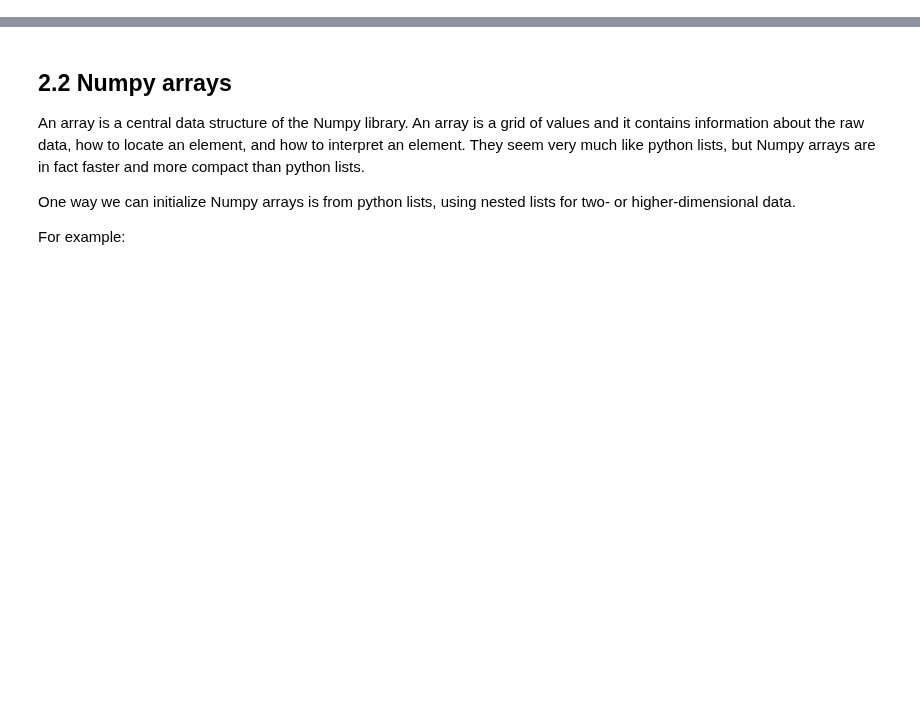
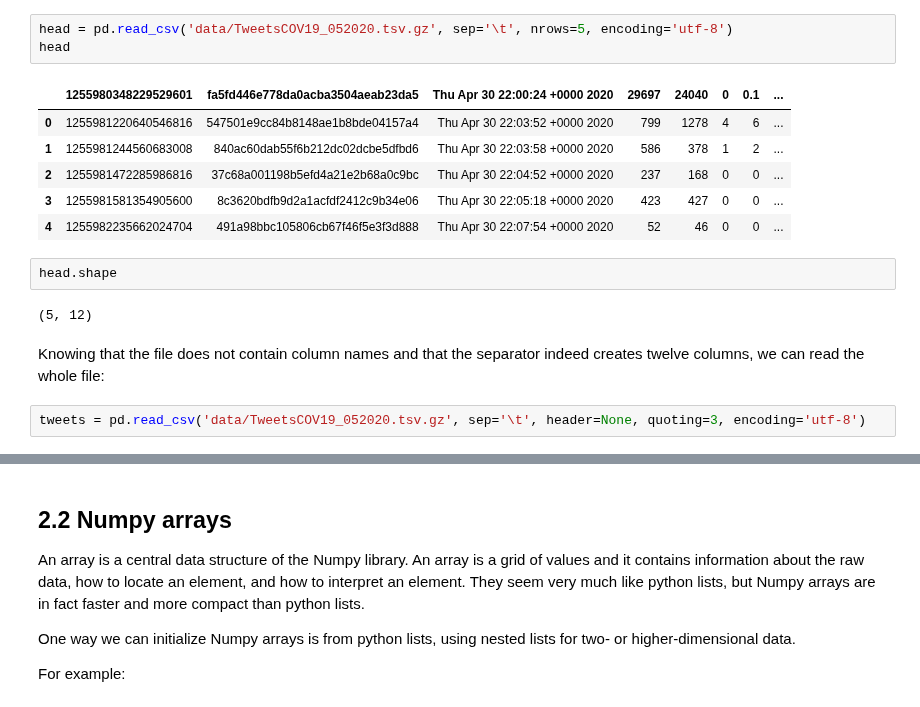
Before and after one commit to gesiscss/css_methods_python, a Jupyter notebook: a_introduction/2_data_handling_and_visualization.ipynb, the cells around one changed output, grey strips where cells are left out. Saved outputs shown, nothing was run; the diff lists cells and outputs as text; blank space fills up the shorter version.

```diff
--- a/a_introduction/2_data_handling_and_visualization.ipynb
+++ b/a_introduction/2_data_handling_and_visualization.ipynb
@@ -327,0 +272,18 @@ removeEmoji(text)
+# %%
+head = pd.read_csv('data/TweetsCOV19_052020.tsv.gz', sep='\t', nrows=5, encoding='utf-8')
+head
+# %% [output]
+|  | 1255980348229529601 | fa5fd446e778da0acba3504aeab23da5 | Thu Apr 30 22:00:24 +0000 2020 | 29697 | 24040 | 0 | 0.1 | ... |
+| 0 | 1255981220640546816 | 547501e9cc84b8148ae1b8bde04157a4 | Thu Apr 30 22:03:52 +0000 2020 | 799 | 1278 | 4 | 6 | ... |
+| 1 | 1255981244560683008 | 840ac60dab55f6b212dc02dcbe5dfbd6 | Thu Apr 30 22:03:58 +0000 2020 | 586 | 378 | 1 | 2 | ... |
+| 2 | 1255981472285986816 | 37c68a001198b5efd4a21e2b68a0c9bc | Thu Apr 30 22:04:52 +0000 2020 | 237 | 168 | 0 | 0 | ... |
+| 3 | 1255981581354905600 | 8c3620bdfb9d2a1acfdf2412c9b34e06 | Thu Apr 30 22:05:18 +0000 2020 | 423 | 427 | 0 | 0 | ... |
+| 4 | 1255982235662024704 | 491a98bbc105806cb67f46f5e3f3d888 | Thu Apr 30 22:07:54 +0000 2020 | 52 | 46 | 0 | 0 | ... |
+# %%
+head.shape
+# %% [output]
+(5, 12)
+# %% [markdown]
+Knowing that the file does not contain column names and that the separator indeed creates twelve columns, we can read the whole file:
+# %%
+tweets = pd.read_csv('data/TweetsCOV19_052020.tsv.gz', sep='\t', header=None, quoting=3, encoding='utf-8')
```
Also changed, not shown: parts of 443 cells of this notebook, 3 other files.
